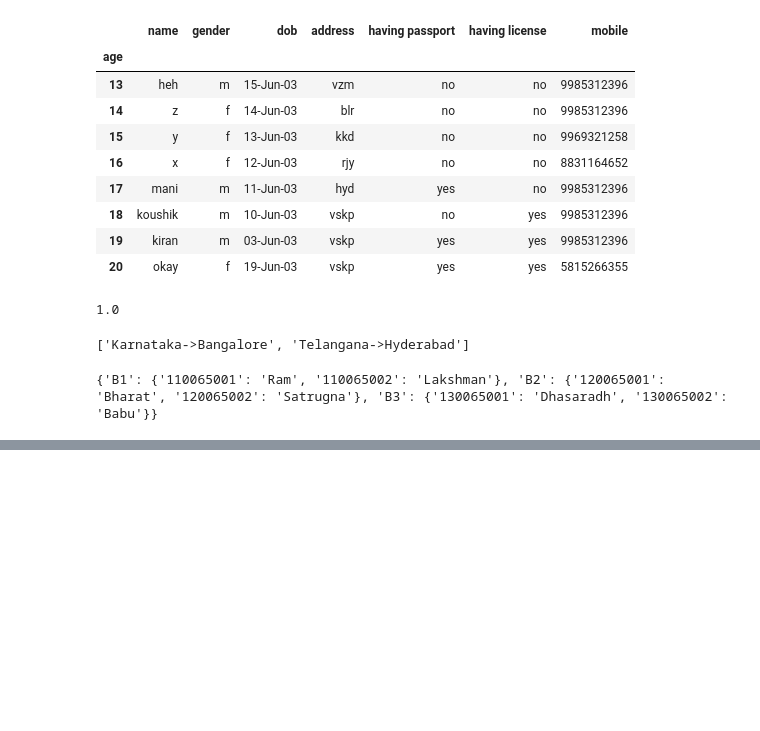
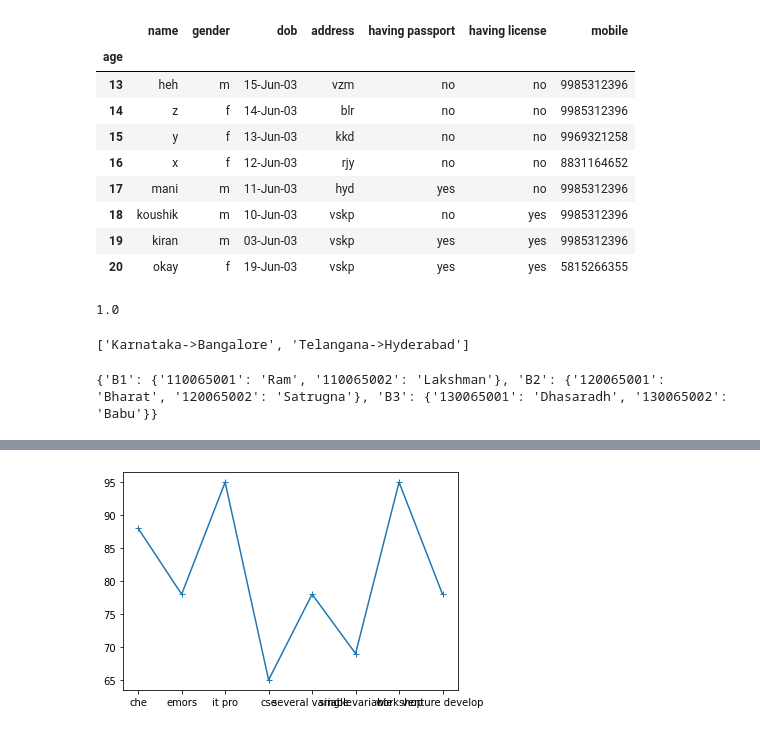
Before and after one commit to suryakiran23/PYTHON, a Jupyter notebook: Python_(1012).ipynb, the cells around one changed output, grey strips where cells are left out. Cells and saved outputs as stored; diff of their text form; code cells hidden in the pictures; blank space fills up the shorter version.

```diff
--- a/Python_(1012).ipynb
+++ b/Python_(1012).ipynb
@@ -2470,0 +2501,10 @@ print(classroom)
+# %%
+import matplotlib.pyplot as mp
+import numpy as np
+x=np.array(["che","emors","it pro","cse","several variable","single variable","workshop","venture develop"])
+y=np.array([88,78,95,65,78,69,95,78])
+mp.plot(x,y,marker="+")
+#mp.plot(x,y,"o")
+mp.show()
+# %% [output]
+[figure, added]
```
Also changed, not shown: parts of 8 cells of this notebook.
